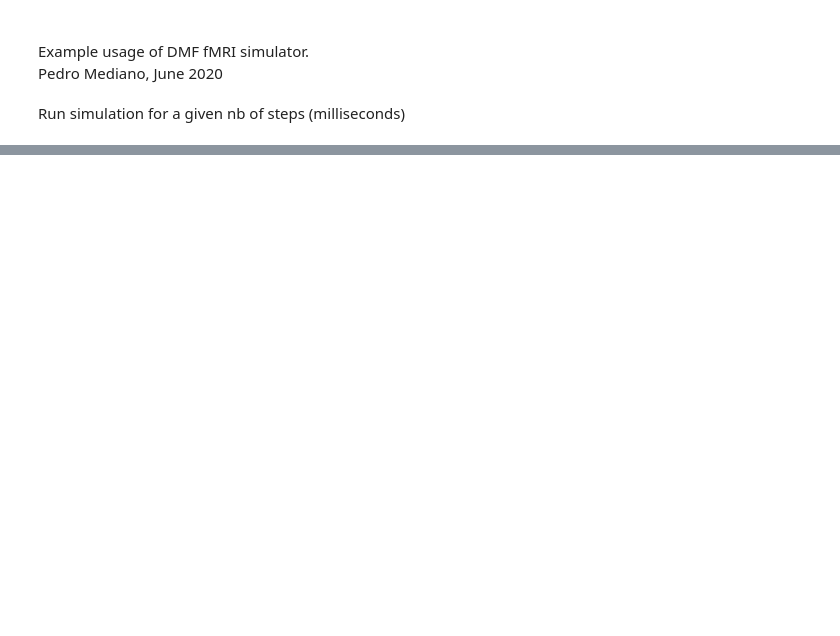
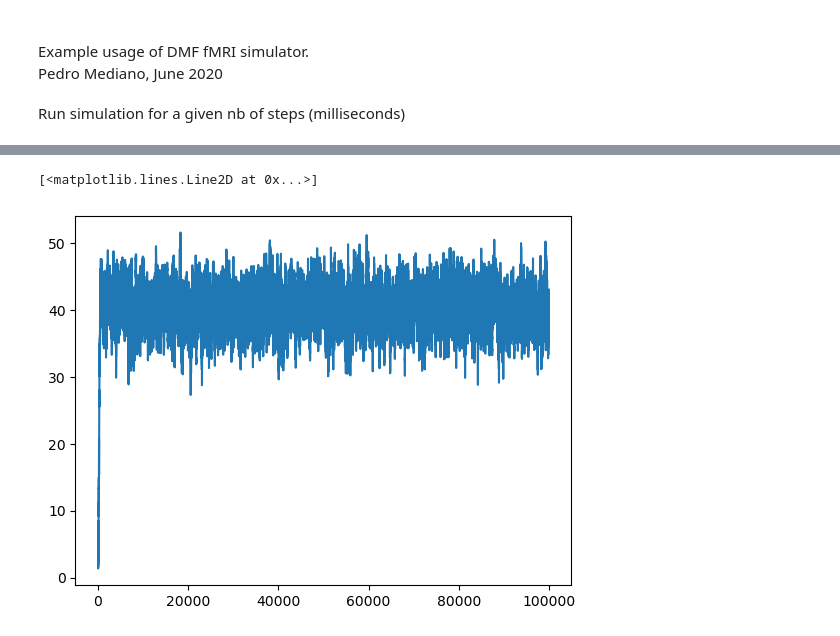
Before and after one commit to Picardian14/dyn_fic_dmf, a Jupyter notebook: python/example.ipynb, the cells around one changed output, grey strips where cells are left out. Saved outputs shown, nothing was run; the diff lists cells and outputs as text; code cells hidden in the pictures; blank space fills up the shorter version.

```diff
--- a/python/example.ipynb
+++ b/python/example.ipynb
@@ -81,0 +253,10 @@ Ending simulation    Using multitaper spectrum estimation with 30 DPSS windows
+# %%
+bold = bold_grid[0,0,0]
+rates = rates_grid[0,0,0]
+rates_inh = rates_inh_grid[0,0,0]
+fic_t = fic_t_grid[0,0,0]
+# %%
+plt.plot(rates[0, :])
+# %% [output]
+[<matplotlib.lines.Line2D at 0x...>]
+[figure, added]
```
Also changed, not shown: parts of 26 cells of this notebook, 8 other files.
